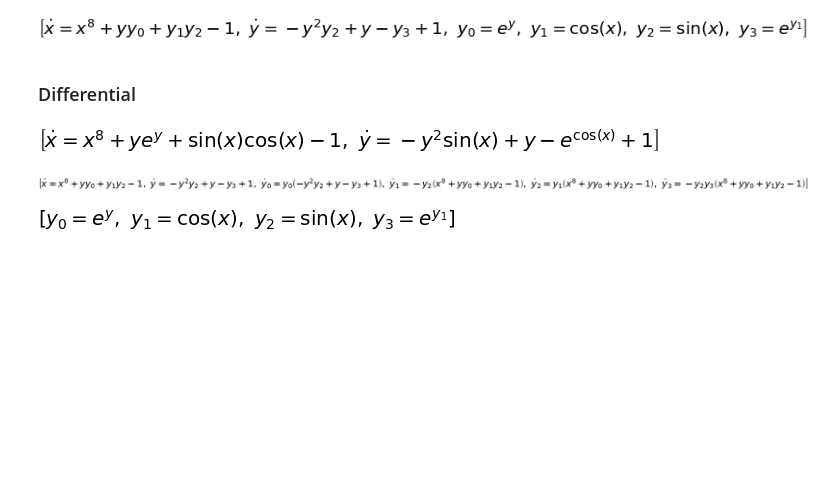
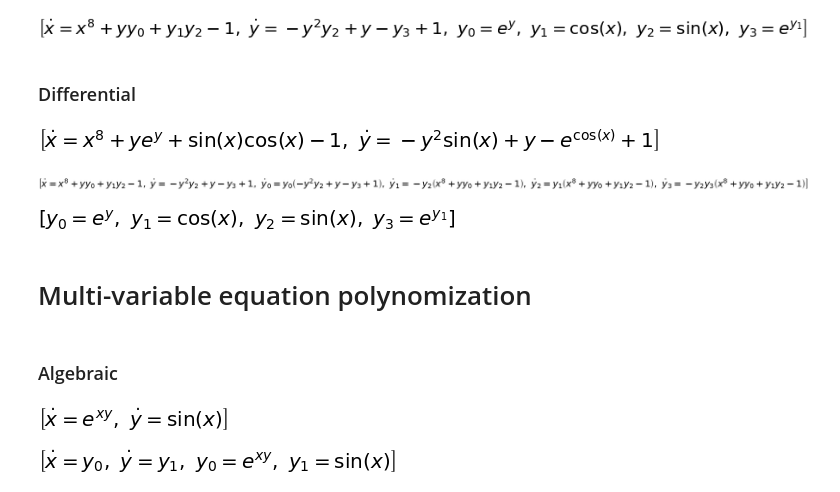
Before and after one commit to AndreyBychkov/QBee, a Jupyter notebook: PythonPackage/examples.ipynb, the cells around one changed output. Cells and saved outputs as stored; diff of their text form; code cells hidden in the pictures; blank space fills up the shorter version.

```diff
--- a/PythonPackage/examples.ipynb
+++ b/PythonPackage/examples.ipynb
@@ -90,3 +90,25 @@ system.equations
 system._replacement_equations
 # %% [output]
 [figure]
+# %% [markdown]
+# Multi-variable equation polynomization
+# %% [markdown]
+### Algebraic
+# %%
+x, y, = sp.symbols('x, y')
+dot_x = make_derivative_symbol(x)
+dot_y = make_derivative_symbol(y)
+
+system = EquationSystem([
+    sp.Eq(dot_x, sp.exp(x*y)),
+    sp.Eq(dot_y, sp.sin(x))
+])
+
+system.equations
+# %% [output]
+[figure, added]
+# %%
+system.polynomize('algebraic')
+system.equations
+# %% [output]
+[figure, added]
```
Also changed, not shown: parts of 3 cells of this notebook.
